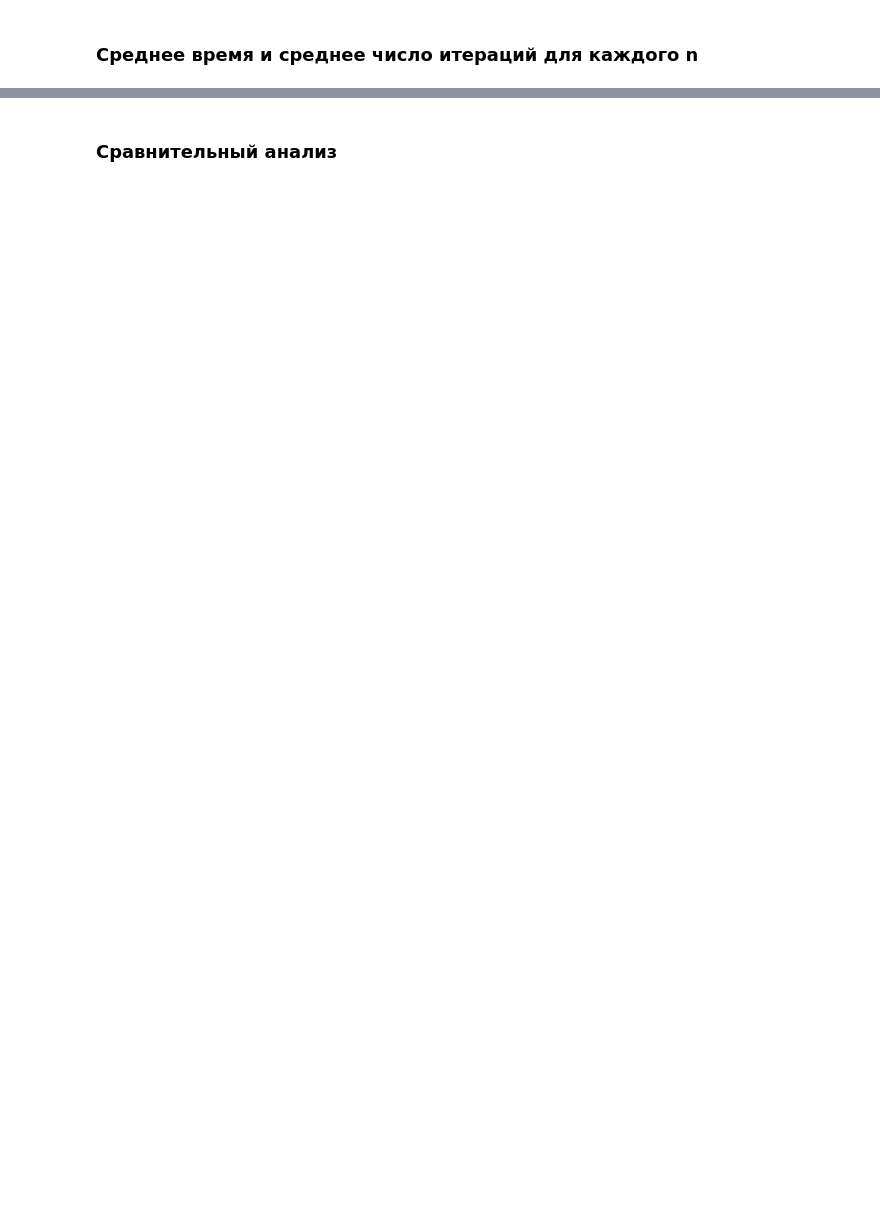
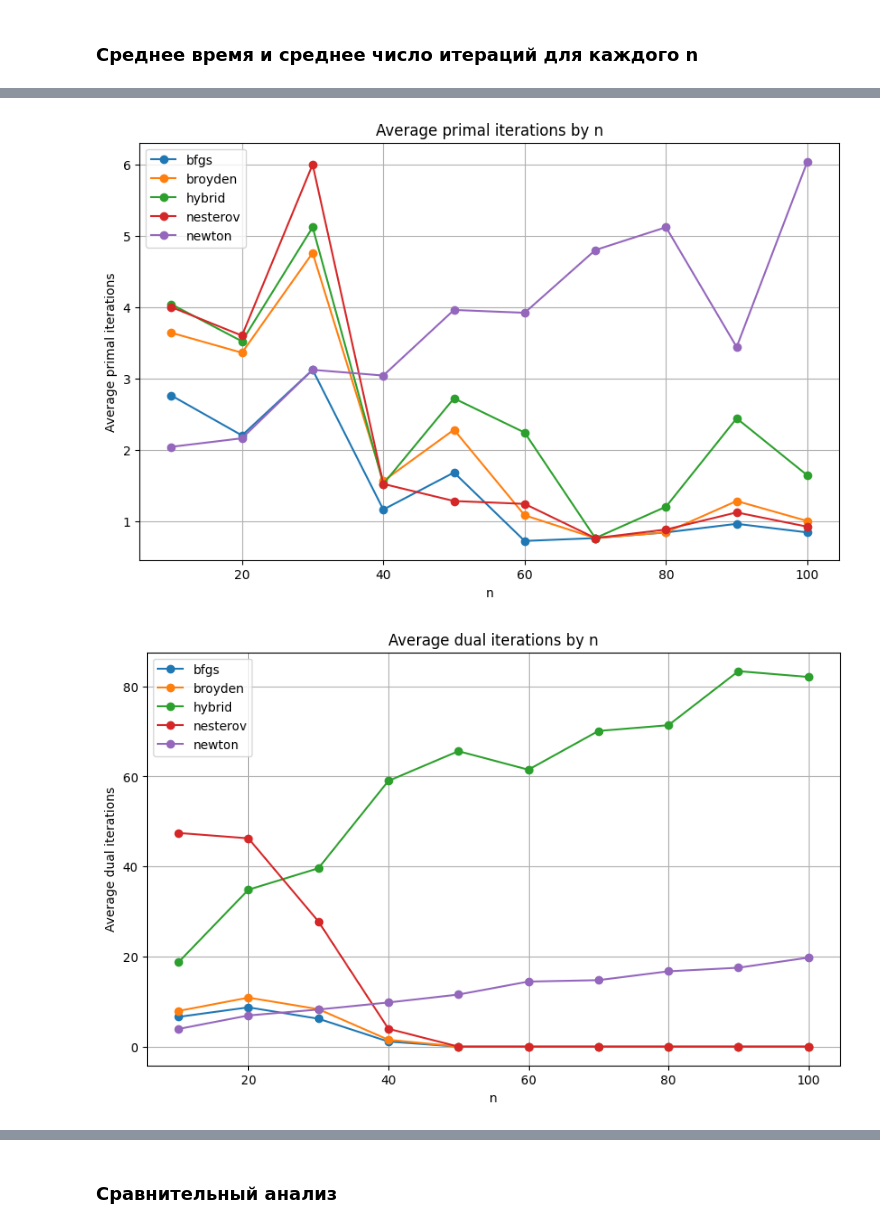
Before and after one commit to owmtgf/IAD_MAG_OptMethods, a Jupyter notebook: LAB3/main.ipynb, the cells around one changed output, grey strips where cells are left out. Saved outputs shown, nothing was run; the diff lists cells and outputs as text; code cells hidden in the pictures; blank space fills up the shorter version.

```diff
--- a/LAB3/main.ipynb
+++ b/LAB3/main.ipynb
@@ -1181,3 +1333,13 @@ Pickle results saved to results/broyden_results.pkl
+# %%
+all_results = (
+    newton_results
+    + hybrid_results
+    + bfgs_results
+    + broyden_results
+    + nesterov_results
+)
+
+df_all = pd.DataFrame(all_results)
 # %% [markdown]
 ### Графики точности от числа итераций
 # %%
@@ -1242,2 +1408,15 @@ Line search failed at 2
 # %% [markdown]
 ### Среднее время и среднее число итераций для каждого n
+# %%
+summary_by_n = df_all.groupby(["method", "n"]).agg({
+    "primal_iters": "mean",
+    "dual_iters": "mean",
+    "primal_time": "mean",
+    "dual_time": "mean",
+    "primal_success": "mean",
+    "dual_success": "mean",
+    "primal_final_error": "mean",
+    "dual_final_error": "mean",
+}).reset_index()
+
+summary_by_n
@@ -1243,0 +1441,22 @@ Line search failed at 2
+# %%
+def plot_metric_by_n(summary, metric, ylabel):
+    plt.figure(figsize=(10, 6))
+
+    for method in summary["method"].unique():
+        data = summary[summary["method"] == method]
+        plt.plot(data["n"], data[metric], marker="o", label=method)
+
+    plt.xlabel("n")
+    plt.ylabel(ylabel)
+    plt.title(ylabel + " by n")
+    plt.grid(True)
+    plt.legend()
+    plt.show()
+# %%
+plot_metric_by_n(summary_by_n, "primal_iters", "Average primal iterations")
+plot_metric_by_n(summary_by_n, "dual_iters", "Average dual iterations")
+plot_metric_by_n(summary_by_n, "primal_time", "Average primal time")
+plot_metric_by_n(summary_by_n, "dual_time", "Average dual time")
+# %% [output]
+[figure, added]
+[figure, added]
```
Also changed, not shown: parts of 24 cells of this notebook.
